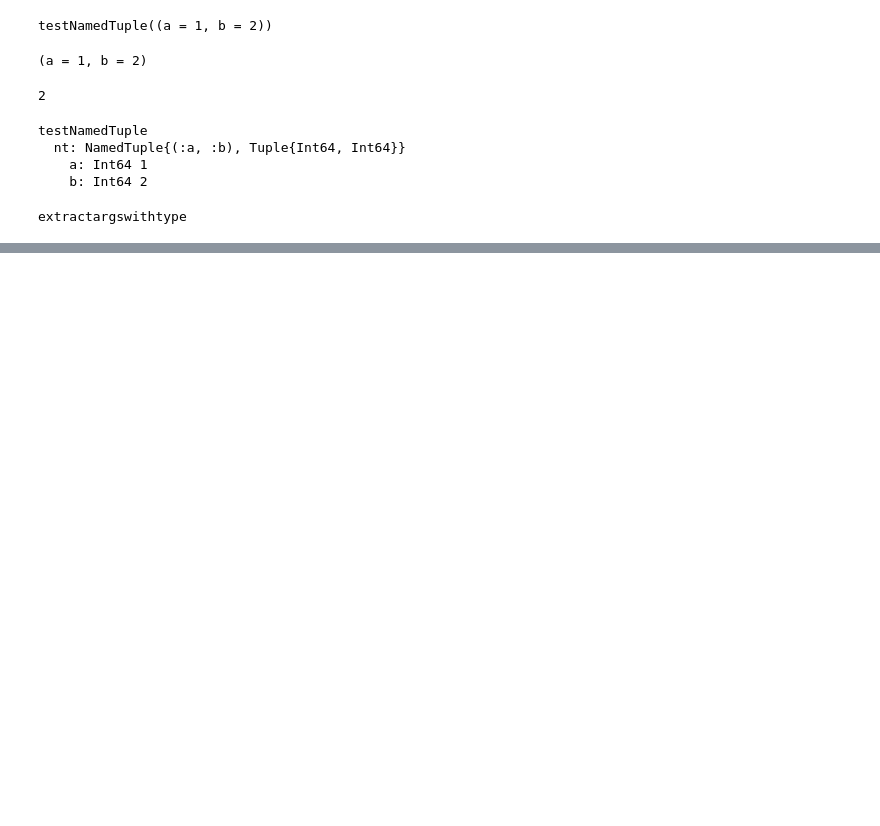
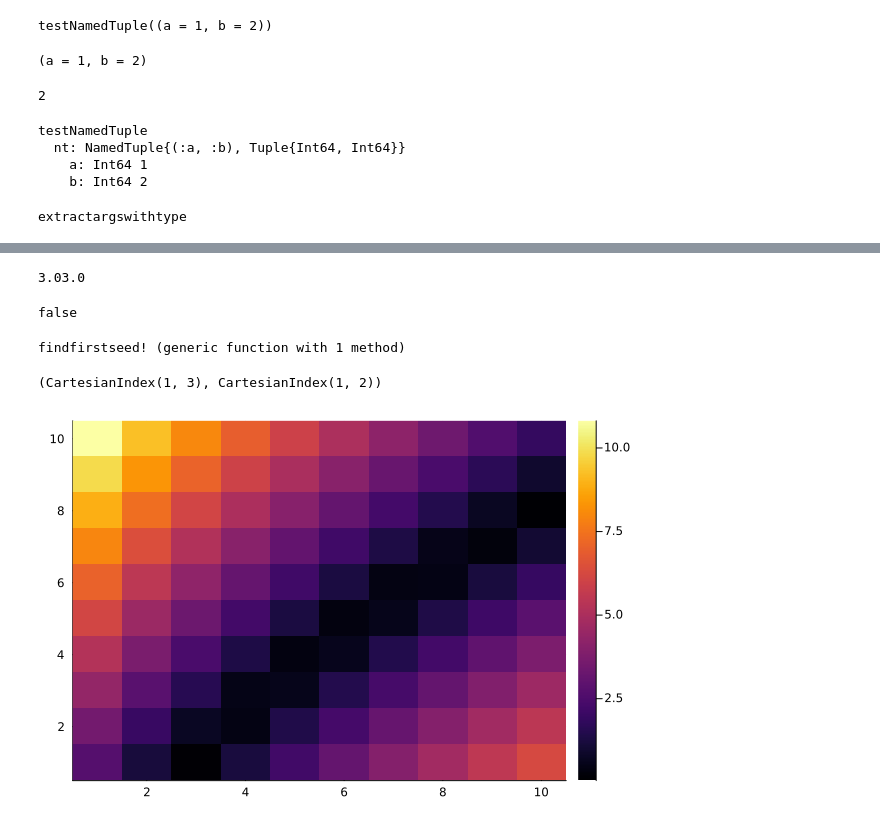
Before and after one commit to yardw/SpectraShooter.jl, a Jupyter notebook: dev.ipynb, the cells around one changed output, grey strips where cells are left out. Drawn from its saved outputs; the diff is of its cells as text; code cells hidden in the pictures; blank space fills up the shorter version.

```diff
--- a/dev.ipynb
+++ b/dev.ipynb
@@ -401,0 +530,33 @@ Int(u)
+# %%
+println(ones(2,2) * [1,2] ...)
+# %% [output]
+3.03.0
+# %%
+true < true
+# %% [output]
+false
+# %%
+function findfirstseed!(m, id1, id2)
+    did = 2(id2 - id1)
+    #check whether id1 and id2 are out of bound
+    while !(id1[1] < 1 || id1[1] > size(m, 1) || id1[2] < 1 || id1[2] > size(m, 2))
+        # println(id1, id2)
+        if m[id1] * m[id2] > 0
+            id1, id2 = id2, id1 + did
+            continue
+        else
+            return id1, id2
+        end
+    end
+    return nothing
+end
+# %% [output]
+findfirstseed! (generic function with 1 method)
+# %%
+reverse(findfirstseed!(mapmat, CartesianIndex(1, 1), CartesianIndex(1, 2)))
+# %% [output]
+(CartesianIndex(1, 3), CartesianIndex(1, 2))
+# %%
+heatmap(abs.(mapmat))
+# %% [output]
+[figure, added]
```
Also changed, not shown: parts of 59 cells of this notebook, 2 other files.
